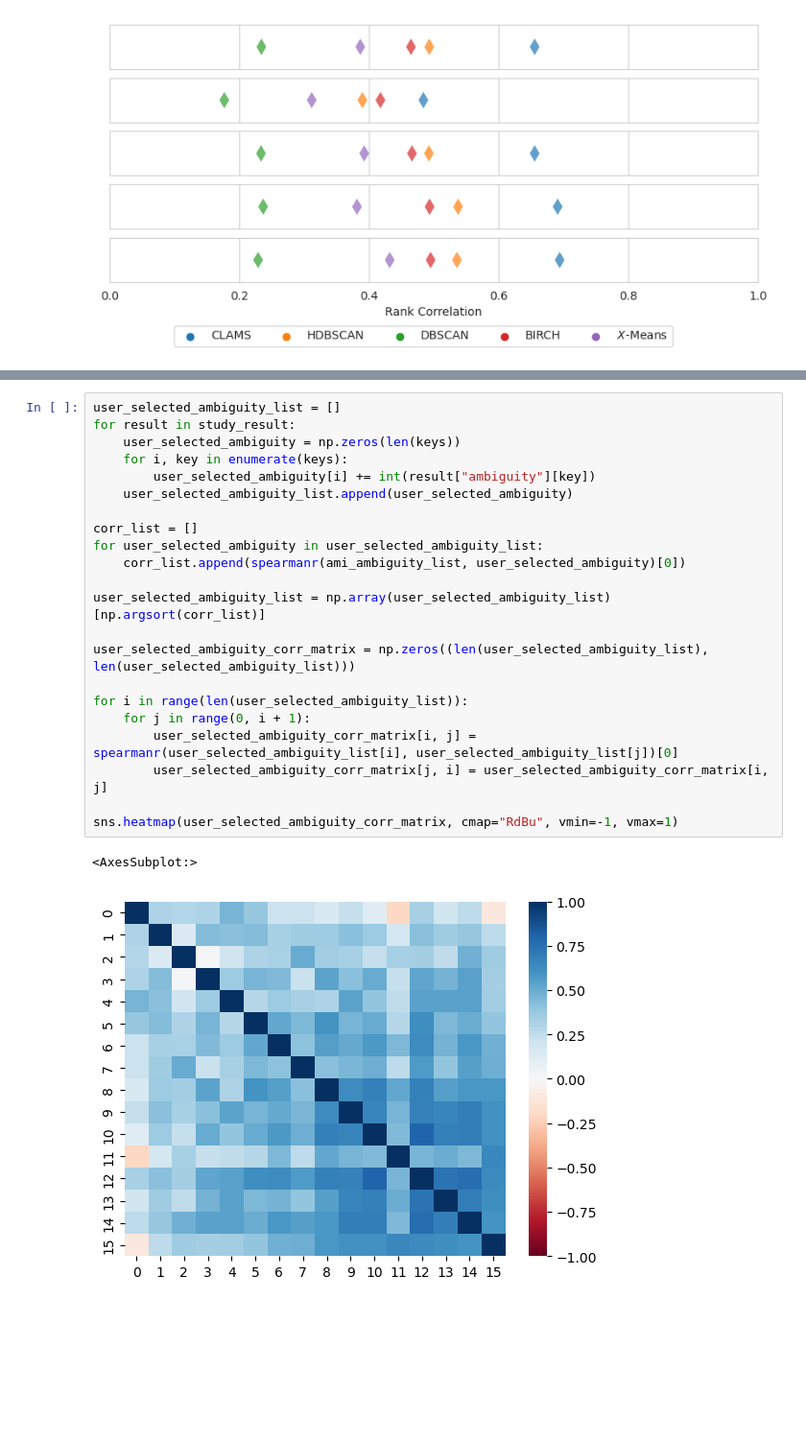
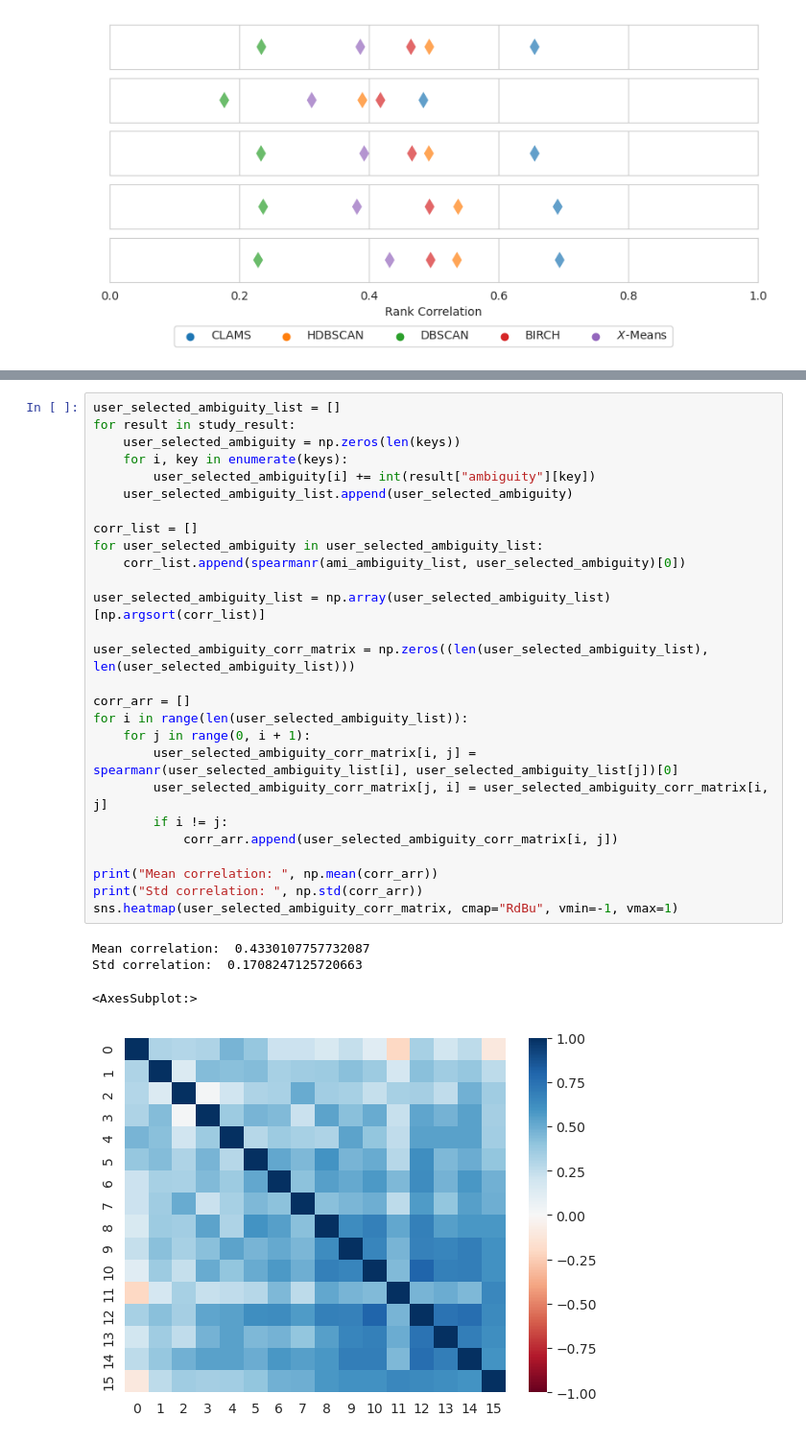
Before and after one commit to hj-n/cluster-ambiguity, a Jupyter notebook: src/scatterplots/analysis.ipynb, the cells around one changed output, grey strips where cells are left out. Shown at 96% size. Drawn from its saved outputs; the diff is of its cells as text; blank space fills up the shorter version.

```diff
--- a/src/scatterplots/analysis.ipynb
+++ b/src/scatterplots/analysis.ipynb
@@ -282,25 +243,32 @@ Text(0, 0.5, 'V-measure score based ambiguity')
 # %%
 user_selected_ambiguity_list = []
 for result in study_result:
 	user_selected_ambiguity = np.zeros(len(keys))
 	for i, key in enumerate(keys):
 		user_selected_ambiguity[i] += int(result["ambiguity"][key])
 	user_selected_ambiguity_list.append(user_selected_ambiguity)
 
 corr_list = []
 for user_selected_ambiguity in user_selected_ambiguity_list:
 	corr_list.append(spearmanr(ami_ambiguity_list, user_selected_ambiguity)[0])
 
 user_selected_ambiguity_list = np.array(user_selected_ambiguity_list)[np.argsort(corr_list)]
 
 user_selected_ambiguity_corr_matrix = np.zeros((len(user_selected_ambiguity_list), len(user_selected_ambiguity_list)))
 
+corr_arr = []
 for i in range(len(user_selected_ambiguity_list)):
 	for j in range(0, i + 1):
 		user_selected_ambiguity_corr_matrix[i, j] = spearmanr(user_selected_ambiguity_list[i], user_selected_ambiguity_list[j])[0]
 		user_selected_ambiguity_corr_matrix[j, i] = user_selected_ambiguity_corr_matrix[i, j]
+		if i != j:
+			corr_arr.append(user_selected_ambiguity_corr_matrix[i, j])
 
+print("Mean correlation: ", np.mean(corr_arr))
+print("Std correlation: ", np.std(corr_arr))
 sns.heatmap(user_selected_ambiguity_corr_matrix, cmap="RdBu", vmin=-1, vmax=1)
 # %% [output]
-<AxesSubplot:>
+Mean correlation:  0.4330107757732087
+Std correlation:  0.1708247125720663
+<AxesSubplot:>
-[figure, old version]
+[figure, new version]
```
Also changed, not shown: parts of 2 cells of this notebook, 6 other files.
